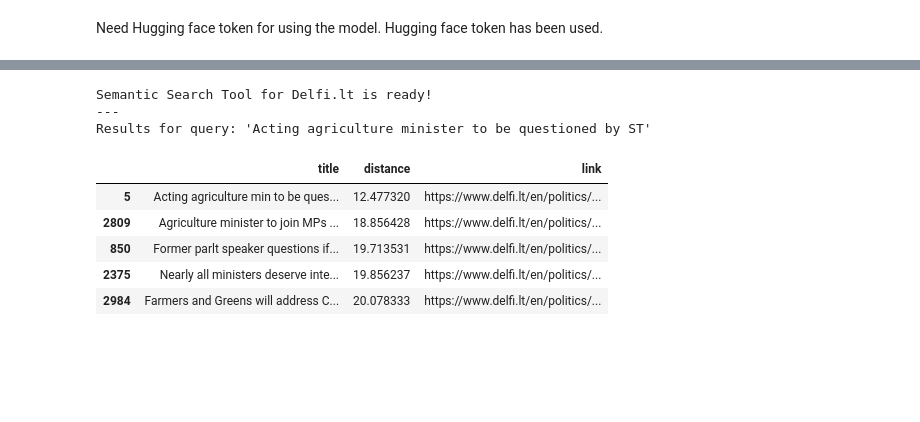
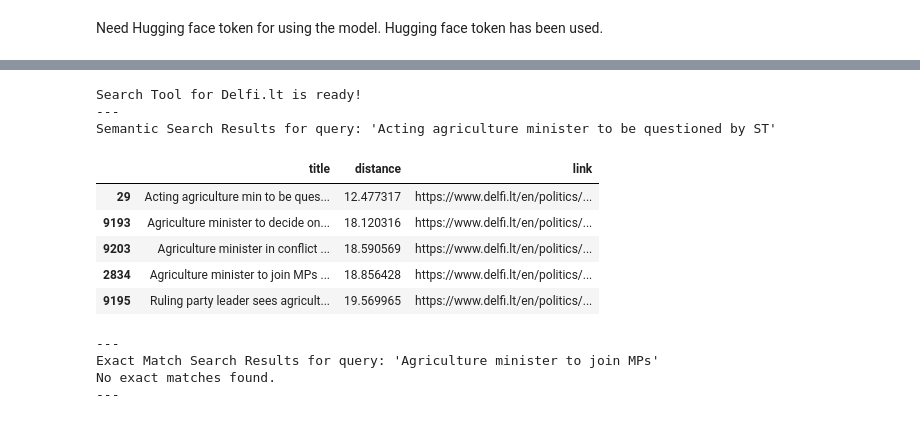
Before and after one commit to sria-the-fury/deep_learning_task_vu, a Jupyter notebook: Task_2_Semantic_Search_Scrapping_News.ipynb, the cells around one changed output, grey strips where cells are left out. Saved outputs shown, nothing was run; the diff lists cells and outputs as text; code cells hidden in the pictures; blank space fills up the shorter version.

Commit message:
exact

```diff
--- a/Task_2_Semantic_Search_Scrapping_News.ipynb
+++ b/Task_2_Semantic_Search_Scrapping_News.ipynb
@@ -228,6 +228,7 @@ Index saved to 'delfi_index.faiss'
 import pandas as pd
 from sentence_transformers import SentenceTransformer
 import faiss
+import re
 
 # --- Load all components for the search tool ---
 # This code can be run in a new session without re-calculating anything.
@@ -240,52 +241,75 @@ df.dropna(subset=['text_for_search'], inplace=True)
 model = SentenceTransformer('paraphrase-multilingual-MiniLM-L12-v2')
 
 # Load the FAISS index for Delfi articles
 index = faiss.read_index('delfi_index.faiss')
 
+# --- Helper function for tokenization ---
+def tokenize_text(text):
+    """Basic tokenization: lowercase and split by non-alphanumeric characters."""
+    return set(re.findall(r'\w+', text.lower()))
 
 # --- The Search Function ---
 def semantic_search(query, k=5):
-    """
-    Performs semantic search on the indexed Delfi articles.
-
-    Args:
-        query (str): The search text.
-        k (int): Number of top results to return.
-
-    Returns:
-        A pandas DataFrame with the top k results.
-    """
     # Encode the text query into a vector
     query_embedding = model.encode([query])
 
     # Search the FAISS index for the k nearest neighbors
     # D = distances, I = indices in the original dataset
     D, I = index.search(query_embedding, k)
 
     # Retrieve the results from the original dataframe
     results_indices = I[0]
     results_df = df.iloc[results_indices].copy()
     results_df['distance'] = D[0] # Lower distance = more similar
 
     return results_df
 
+# --- The Exact Match Search Function ---
+def exact_match_search(query):
+    query_tokens = tokenize_text(query)
+    exact_matches = []
+
+    for index, row in df.iterrows():
+        article_tokens = tokenize_text(row['text_for_search'])
+        if query_tokens == article_tokens:
+            exact_matches.append(row.to_dict())
+
+    return pd.DataFrame(exact_matches)
+
+
 # --- DEMONSTRATION ---
 # Test the search tool with sample queries
 
-print("Semantic Search Tool for Delfi.lt is ready!")
+print("Search Tool for Delfi.lt is ready!")
 print("---")
 
-test_query = "Acting agriculture minister to be questioned by ST"
-results = semantic_search(test_query)
-print(f"Results for query: '{test_query}'")
-display(results[['title', 'distance', 'link']])
+# Demonstrate Semantic Search
+test_query_semantic = "Acting agriculture minister to be questioned by ST"
+results_semantic = semantic_search(test_query_semantic)
+print(f"Semantic Search Results for query: '{test_query_semantic}'")
+display(results_semantic[['title', 'distance', 'link']])
+print("---")
+
+# Demonstrate Exact Match Search
+test_query_exact = "Agriculture minister to join MPs"
+results_exact = exact_match_search(test_query_exact)
+print(f"Exact Match Search Results for query: '{test_query_exact}'")
+if not results_exact.empty:
+    display(results_exact[['title', 'link']])
+else:
+    print("No exact matches found.")
+print("---")
 # %% [output]
-Semantic Search Tool for Delfi.lt is ready!
+Search Tool for Delfi.lt is ready!
 ---
-Results for query: 'Acting agriculture minister to be questioned by ST'
+Semantic Search Results for query: 'Acting agriculture minister to be questioned by ST'
 |  | title | distance | link |
-| 5 | Acting agriculture min to be ques... | 12.477320 | https://www.delfi.lt/en/politics/... |
-| 2809 | Agriculture minister to join MPs ... | 18.856428 | https://www.delfi.lt/en/politics/... |
-| 850 | Former parlt speaker questions if... | 19.713531 | https://www.delfi.lt/en/politics/... |
-| 2375 | Nearly all ministers deserve inte... | 19.856237 | https://www.delfi.lt/en/politics/... |
-| 2984 | Farmers and Greens will address C... | 20.078333 | https://www.delfi.lt/en/politics/... |
+| 29 | Acting agriculture min to be ques... | 12.477317 | https://www.delfi.lt/en/politics/... |
+| 9193 | Agriculture minister to decide on... | 18.120316 | https://www.delfi.lt/en/politics/... |
+| 9203 | Agriculture minister in conflict ... | 18.590569 | https://www.delfi.lt/en/politics/... |
+| 2834 | Agriculture minister to join MPs ... | 18.856428 | https://www.delfi.lt/en/politics/... |
+| 9195 | Ruling party leader sees agricult... | 19.569965 | https://www.delfi.lt/en/politics/... |
+---
+Exact Match Search Results for query: 'Agriculture minister to join MPs'
+No exact matches found.
+---
```
Also changed, not shown: parts of 4 cells of this notebook.
